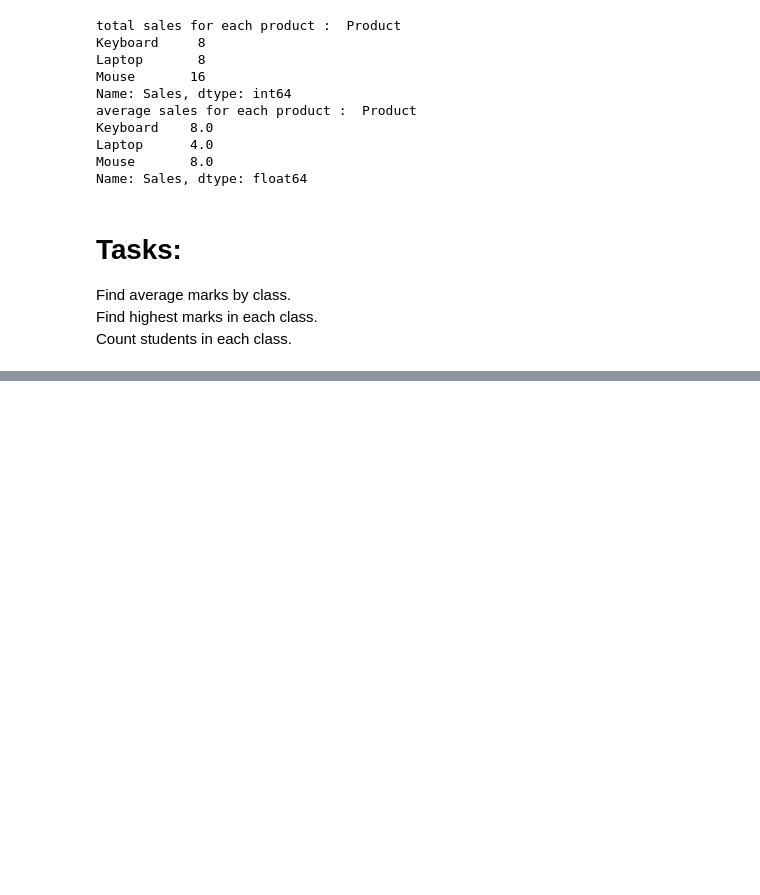
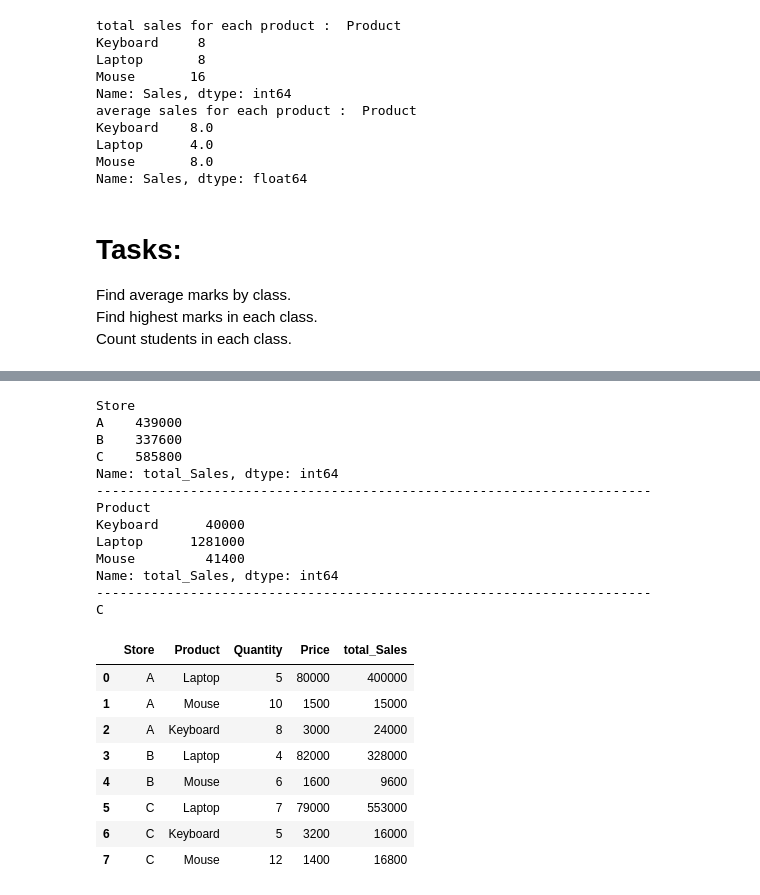
Before and after one commit to Engr-Jawad/pandas_laibrary, a Jupyter notebook: problem4.ipynb, the cells around one changed output, grey strips where cells are left out. Drawn from its saved outputs; the diff is of its cells as text; code cells hidden in the pictures; blank space fills up the shorter version.

Commit message:
groupby function problems

```diff
--- a/problem4.ipynb
+++ b/problem4.ipynb
@@ -379,0 +398,46 @@ Name: Student, dtype: int64
+# %%
+df = pd.DataFrame({
+    "Store": ["A", "A", "A", "B", "B", "C", "C", "C"],
+    "Product": ["Laptop", "Mouse", "Keyboard", "Laptop",
+                "Mouse", "Laptop", "Keyboard", "Mouse"],
+    "Quantity": [5, 10, 8, 4, 6, 7, 5, 12],
+    "Price": [80000, 1500, 3000, 82000, 1600, 79000, 3200, 1400]
+})
+df["total_Sales"] = df["Quantity"] * df["Price"]
+# Find total sales value for each store.
+sales_value_for_each_store = df.groupby("Store")["total_Sales"].sum()
+print(sales_value_for_each_store)
+print("-----------------------------------------------------------------------")
+# Find total sales value for each product.
+sales_value_for_each_product = df.groupby("Product")["total_Sales"].sum()
+print(sales_value_for_each_product)
+print("-----------------------------------------------------------------------")
+# Find the store with the highest total sales.
+store_max_total_sales = df.groupby("Store")["total_Sales"].sum()
+highest_sales = store_max_total_sales.idxmax()
+print(highest_sales)
+
+df
+# %% [output]
+Store
+A    439000
+B    337600
+C    585800
+Name: total_Sales, dtype: int64
+-----------------------------------------------------------------------
+Product
+Keyboard      40000
+Laptop      1281000
+Mouse         41400
+Name: total_Sales, dtype: int64
+-----------------------------------------------------------------------
+C
+|  | Store | Product | Quantity | Price | total_Sales |
+| 0 | A | Laptop | 5 | 80000 | 400000 |
+| 1 | A | Mouse | 10 | 1500 | 15000 |
+| 2 | A | Keyboard | 8 | 3000 | 24000 |
+| 3 | B | Laptop | 4 | 82000 | 328000 |
+| 4 | B | Mouse | 6 | 1600 | 9600 |
+| 5 | C | Laptop | 7 | 79000 | 553000 |
+| 6 | C | Keyboard | 5 | 3200 | 16000 |
+| 7 | C | Mouse | 12 | 1400 | 16800 |
```
Also changed, not shown: parts of 3 cells of this notebook.
